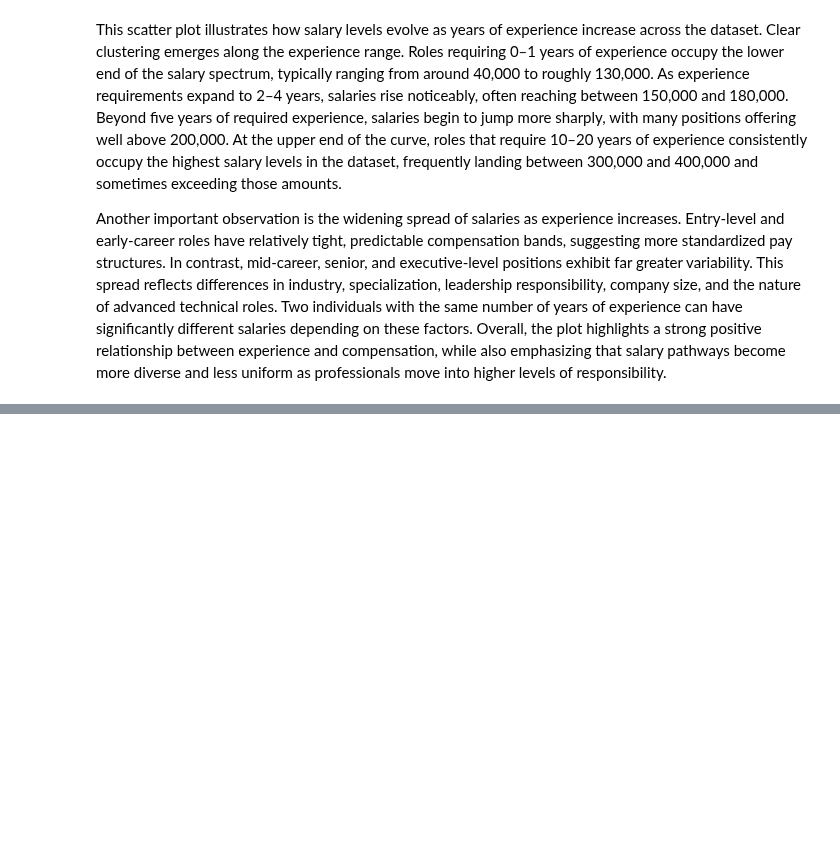
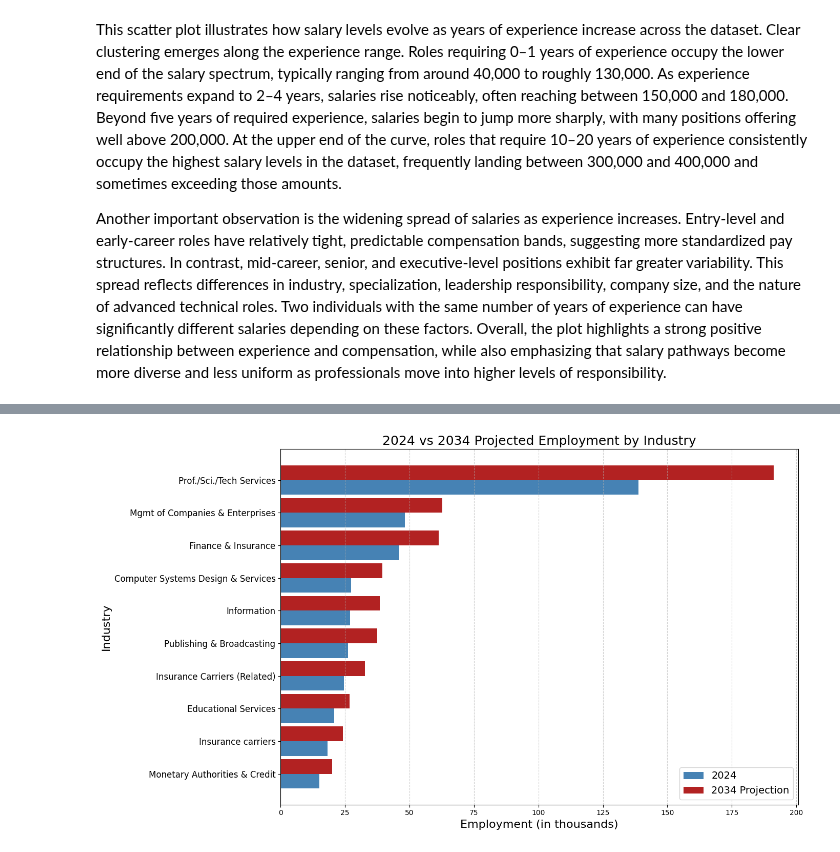
Before and after one commit to bdegouw/ad688-group1-job-market-analysis-f25, a Jupyter notebook: feidhelm_analysis.ipynb, the cells around one changed output, grey strips where cells are left out. Saved outputs shown, nothing was run; the diff lists cells and outputs as text; code cells hidden in the pictures; blank space fills up the shorter version.

Commit message:
3rd plot added

```diff
--- a/feidhelm_analysis.ipynb
+++ b/feidhelm_analysis.ipynb
@@ -124,0 +137,90 @@ Another important observation is the widening spread of salaries as experience i
+# %%
+data = pd.read_csv('data_science.csv')
+# %%
+top10_industries_by_jobs = (
+    data
+        .groupby("Industry Title")["2024 Employment"]
+        .sum()
+        .sort_values(ascending=False)
+        .head(10))
+top10_industries_by_jobs
+
+top10_industries_by_jobs_2034 = (
+    data
+        .groupby("Industry Title")["Projected 2034 Employment"]
+        .sum()
+        .sort_values(ascending=False)
+        .head(10))
+top10_industries_by_jobs_2034
+
+combined = pd.merge(
+    top10_industries_by_jobs.reset_index(),
+    top10_industries_by_jobs_2034.reset_index(),
+    on="Industry Title",
+    suffixes=(" 2024", " 2034")
+)
+
+combined = combined.rename(columns={
+    combined.columns[1]: "Employment 2024",
+    combined.columns[2]: "Employment 2034"
+})
+
+rename_dict = {
+    "Professional, scientific, and technical services": "Prof./Sci./Tech Services",
+    "Management of companies and enterprises": "Mgmt of Companies & Enterprises",
+    "Finance and insurance": "Finance & Insurance",
+    "Computer systems design and related services": "Computer Systems Design & Services",
+    "Publishing, broadcasting, and content providers": "Publishing & Broadcasting",
+    "Insurance carriers and related activities": "Insurance Carriers (Related)",
+    "Educational services; state, local, and private": "Educational Services",
+    "Monetary authorities - central bank, and credit intermediation and related activities":
+        "Monetary Authorities & Credit",
+}
+
+combined["Industry Title"] = combined["Industry Title"].replace(rename_dict)
+
+import matplotlib.pyplot as plt
+import numpy as np
+
+plt.rcParams['font.family'] = 'DejaVu Sans'
+# Sort industries so bars appear in a consistent order
+combined_sorted = combined.sort_values("Employment 2024")
+
+y = np.arange(len(combined_sorted))
+height = 0.45  # bar thickness
+
+plt.figure(figsize=(14, 8))
+
+# Blue and red bars
+plt.barh(
+    y - height/2,
+    combined_sorted["Employment 2024"],
+    height,
+    color="steelblue",
+    label="2024",
+)
+plt.barh(
+    y + height/2,
+    combined_sorted["Employment 2034"],
+    height,
+    color="firebrick",
+    label="2034 Projection",
+)
+
+# Larger axis labels
+plt.xlabel("Employment (in thousands)", fontsize=16)
+plt.ylabel("Industry", fontsize=16)
+
+plt.title("2024 vs 2034 Projected Employment by Industry", fontsize=18)
+
+# Y-axis labels
+plt.yticks(y, combined_sorted["Industry Title"], fontsize=12)
+
+# Add gridlines (vertical since it's horizontal bars)
+plt.grid(axis="x", linestyle="--", alpha=0.6)
+
+plt.legend(fontsize=14)
+plt.tight_layout()
+plt.show()
+# %% [output]
+[figure, added]
```
Also changed, not shown: parts of 5 cells of this notebook, 3 other files.
